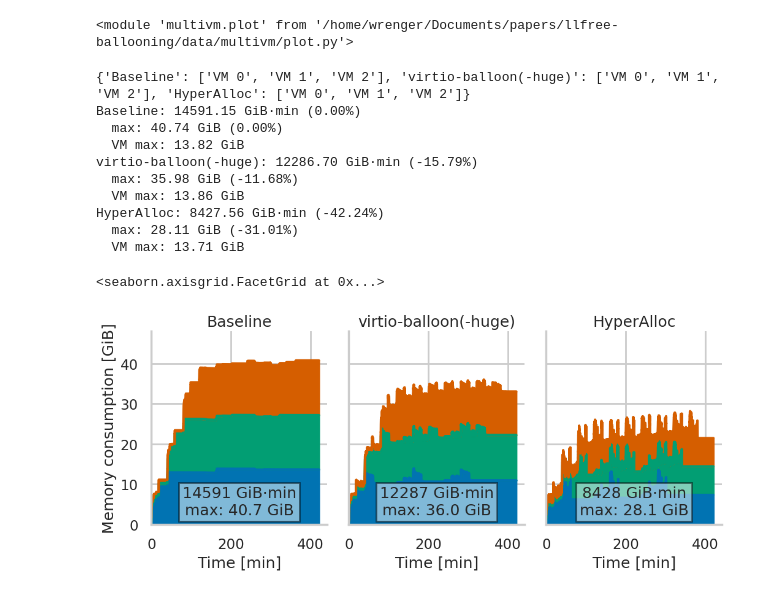
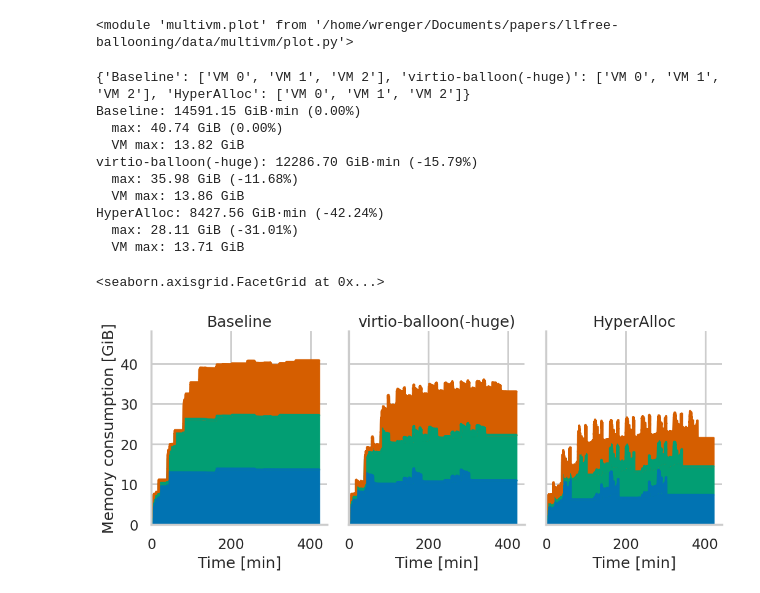
Before and after one commit to luhsra/hyperalloc-bench, a Jupyter notebook: talk2.ipynb, the cells around one changed output. Drawn from its saved outputs; the diff is of its cells as text; code cells hidden in the pictures.

Commit message:
Update talk figures and data

```diff
--- a/talk2.ipynb
+++ b/talk2.ipynb
@@ -164,3 +164,21 @@ save to stream/out/talk-stream-3
 
  [85968 rows x 4 columns])
 [figure]
+# %%
+sns.set_context("poster", font_scale=1.3)
+stream.plot.visualize_stream(
+    [
+        "",
+        "",
+        "",
+        "HyperAlloc",
+    ],
+    stream_data,
+    stream_meta,
+    "talk-stream-4",
+    Path("stream/out"),
+    height=8,
+    aspect=2,
+    legend_ncol=0,
+    dref=False,
+)
@@ -225,19 +262,19 @@ importlib.reload(multivm.plot)
 # %%
 multivm.plot.visualize({
     "Baseline": Path("multivm/latest/clang-base-manual"),
     "virtio-balloon(-huge)": Path("multivm/latest/clang-base-auto"),
     "HyperAlloc": Path("multivm/latest/clang-llfree-auto"),
-}, out=Path("multivm/out"), hide=[], legend=False, save_as="talk-clang")
+}, out=Path("multivm/out"), hide=[], legend=False, save_as="talk-clang", annotate=False)
 # %% [output]
 {'Baseline': ['VM 0', 'VM 1', 'VM 2'], 'virtio-balloon(-huge)': ['VM 0', 'VM 1', 'VM 2'], 'HyperAlloc': ['VM 0', 'VM 1', 'VM 2']}
 Baseline: 14591.15 GiB·min (0.00%)
   max: 40.74 GiB (0.00%)
   VM max: 13.82 GiB
 virtio-balloon(-huge): 12286.70 GiB·min (-15.79%)
   max: 35.98 GiB (-11.68%)
   VM max: 13.86 GiB
 HyperAlloc: 8427.56 GiB·min (-42.24%)
   max: 28.11 GiB (-31.01%)
   VM max: 13.71 GiB
 <seaborn.axisgrid.FacetGrid at 0x...>
-[figure, old version]
+[figure, new version]
```
Also changed, not shown: parts of 1 cell of this notebook, 9 other files.
